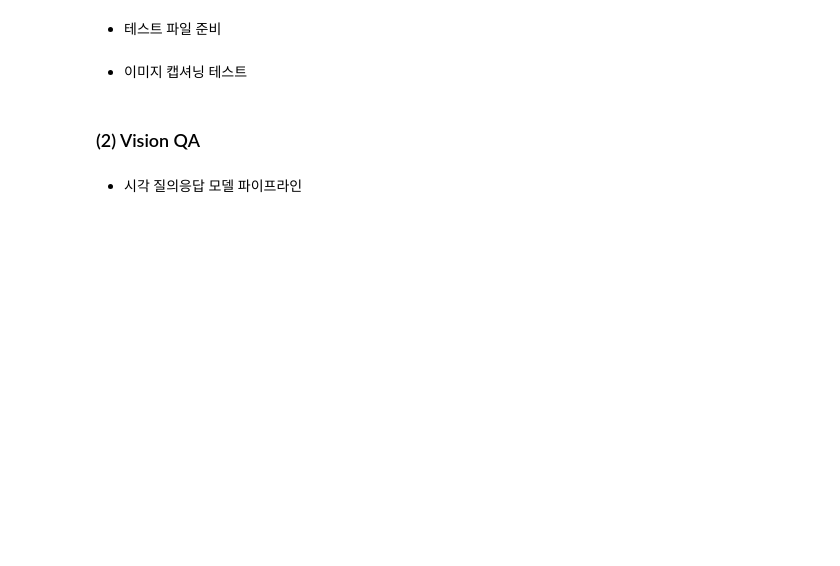
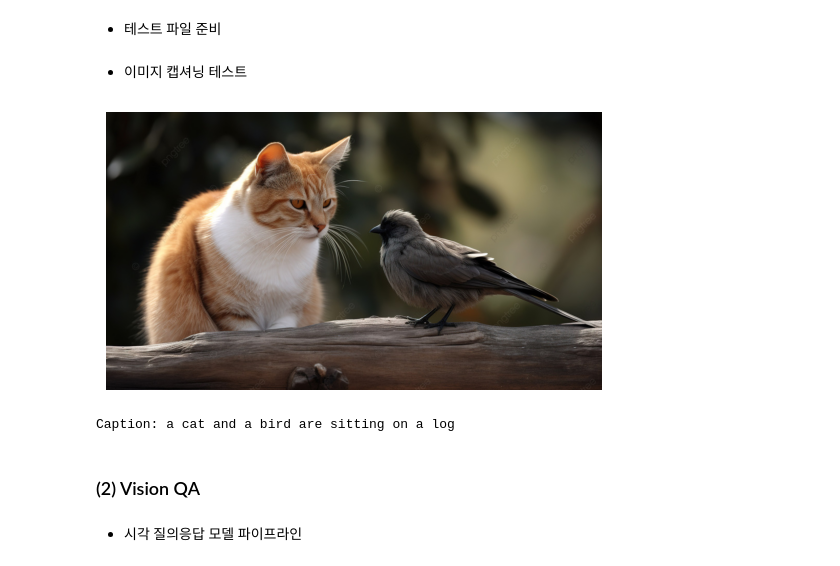
Before and after one commit to Sihyeon0123/AIVLE_School, a Jupyter notebook: (7주차) 시각 지능과 멀티모달 AI/3.3 BLIP와 LLaVA.ipynb, the cells around one changed output. Cells and saved outputs as stored; diff of their text form; code cells hidden in the pictures; blank space fills up the shorter version.

```diff
--- a/(7주차) 시각 지능과 멀티모달 AI/3.3 BLIP와 LLaVA.ipynb
+++ b/(7주차) 시각 지능과 멀티모달 AI/3.3 BLIP와 LLaVA.ipynb
@@ -39,16 +47,19 @@ uploaded = files.upload()   # 로컬 PC에서 cat_bird.jpg 선택
 * 이미지 캡셔닝 테스트
 # %%
 # 테스트용 이미지 경로
-img_path = "cat_bird.jpg"   # 로컬에 있는 이미지 파일로 바꿔주세요
+img_path = "./data/cat_bird.jpg"   # 로컬에 있는 이미지 파일로 바꿔주세요
 
 img = Image.open(img_path).convert("RGB")
 plt.imshow(img)
 plt.axis("off")
 plt.show()
 
 # 캡션 생성
 cap = cap_pipe(img_path, max_new_tokens=30)[0]["generated_text"]
 print("Caption:", cap)
+# %% [output]
+[figure, added]
+Caption: a cat and a bird are sitting on a log
 # %% [markdown]
 ### (2) Vision QA
 # %% [markdown]
```
Also changed, not shown: parts of 10 cells of this notebook, 2 other files.
